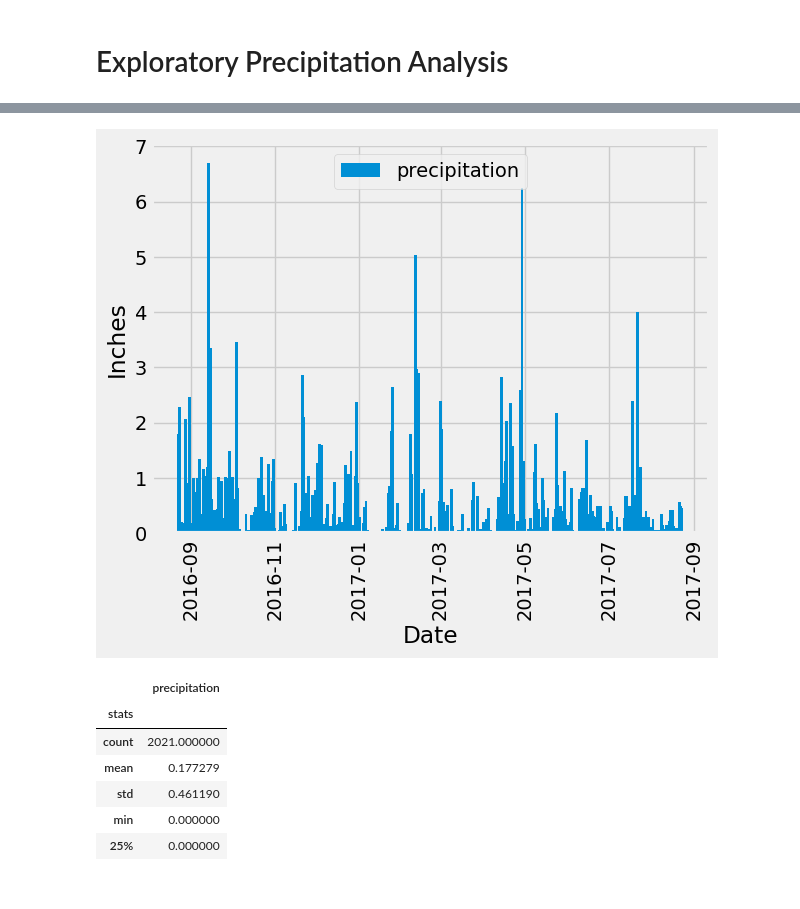
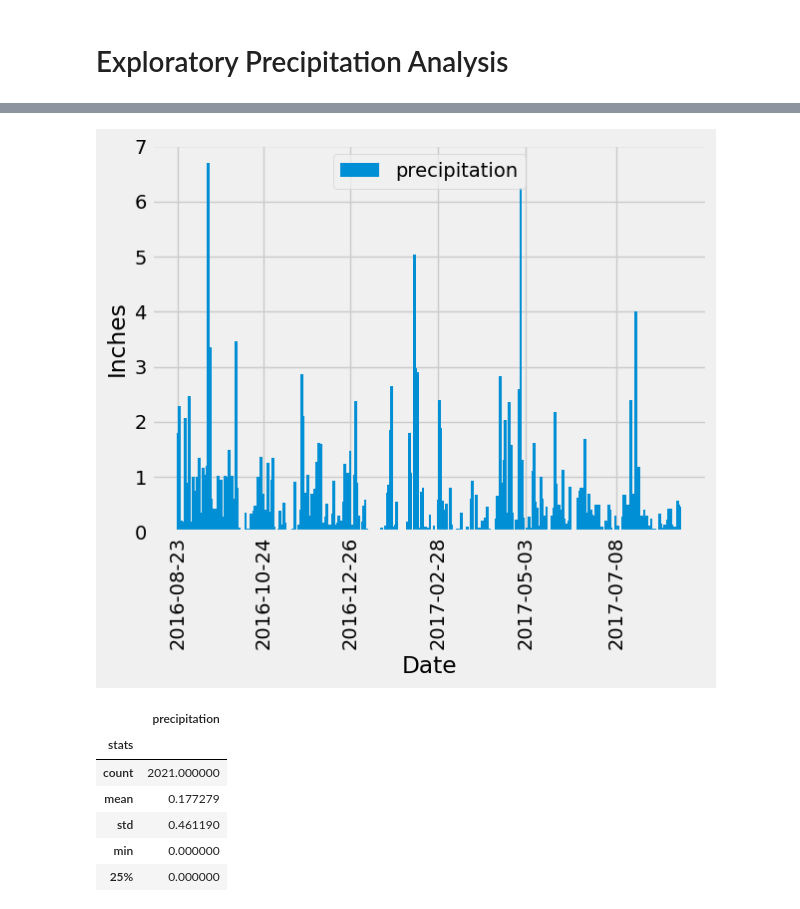
Before and after one commit to nazimben25/sqlalchemy-challenge, a Jupyter notebook: climate_mywork.ipynb, the cells around one changed output, grey strips where cells are left out. Cells and saved outputs as stored; diff of their text form; code cells hidden in the pictures.

Commit message:
correction of the code using sqlalchemy for dates

```diff
--- a/climate_mywork.ipynb
+++ b/climate_mywork.ipynb
@@ -65,0 +74,4 @@ first_station.__dict__
+# %%
+date_most_recent = date_most_recent.date
+date_most_recent = datetime.strptime(date_most_recent, '%Y-%m-%d')
+date_most_recent
@@ -65,0 +80,4 @@ first_station.__dict__
+# %%
+date_1y_ago = date_most_recent - relativedelta(years=1)
+date_1y_ago = date_1y_ago.strftime('%Y-%m-%d')
+date_1y_ago
@@ -66,6 +111,6 @@ first_station.__dict__
 # %%
-x = session.query(measurement.date).\
-    order_by(measurement.date.desc()).\
-    limit(1).all()
-x
+precipitation_1y = session.query(measurement.date, measurement.prcp)\
+    .filter(measurement.date >= date_1y_ago)\
+    .order_by(measurement.date).all()
+precipitation_1y
 # %% [output]
@@ -143,0 +134,5 @@ data_1y
+# %%
+precipitation_1y_df = pd.DataFrame(precipitation_1y)
+precipitation_1y_df = precipitation_1y_df.rename(columns={'prcp':'precipitation'})
+precipitation_1y_df = precipitation_1y_df.dropna(how='any')
+precipitation_1y_df
@@ -144,20 +157,22 @@ data_1y
 # %%
 # Use Pandas Plotting with Matplotlib to plot the data
-# chart = precipitations_1y.groupby(['date'])['prcp'].mean()
-plt.bar(data_1y['date'],data_1y['prcp'],\
+
+plt.bar(precipitation_1y_df['date'],precipitation_1y_df['precipitation'],\
          label='precipitation', width=2)
 
 
 plt.xlabel('Date')
 plt.xticks(rotation = 90)
 plt.ylabel('Inches')
 plt.legend(loc='upper center')
 
-
+# Adjust 'n' based on how many labels you want; try 30 for monthly ticks if dates are daily
+n = 360
+plt.xticks(precipitation_1y_df['date'][::n])
 
 plt.show()
 # %% [output]
-[figure, old version]
+[figure, new version]
 # %%
 # Use Pandas to calculate the summary statistics for the precipitation data
 
```
Also changed, not shown: parts of 24 cells of this notebook.
